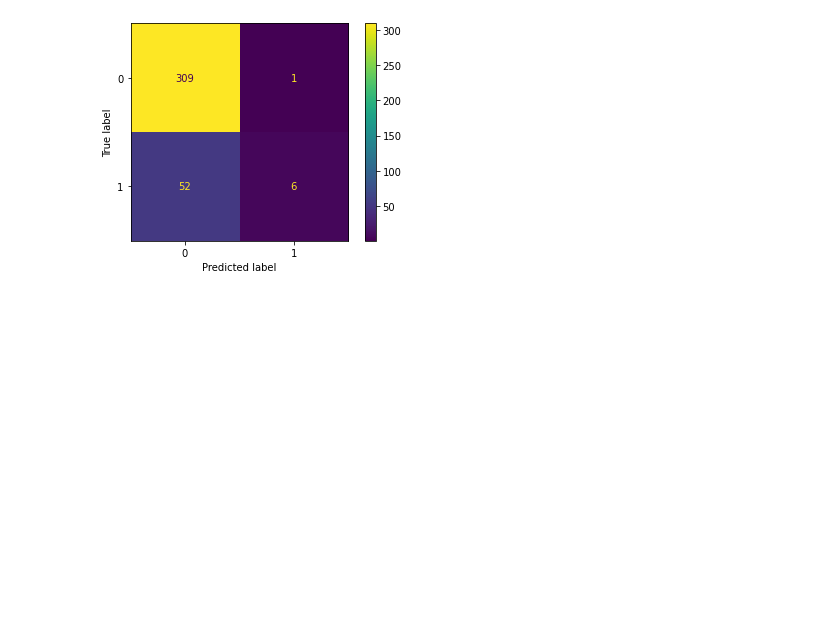
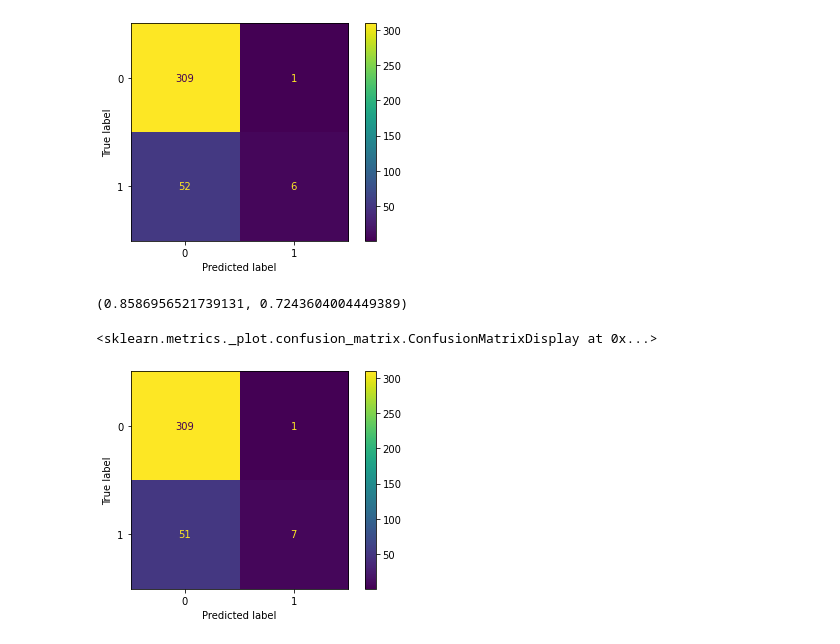
Before and after one commit to minstrel1149/HR_analytics_1, a Jupyter notebook: Attrition_analytics_fa.ipynb, the cells around one changed output. Drawn from its saved outputs; the diff is of its cells as text; code cells hidden in the pictures; blank space fills up the shorter version.

```diff
--- a/Attrition_analytics_fa.ipynb
+++ b/Attrition_analytics_fa.ipynb
@@ -261,3 +265,15 @@ ConfusionMatrixDisplay.from_estimator(logreg, X_test, y_test)
 # %% [output]
 <sklearn.metrics._plot.confusion_matrix.ConfusionMatrixDisplay at 0x...>
 [figure]
+# %%
+# 참고 : RandomForest 수행
+rf_clf = RandomForestClassifier(n_estimators=100, max_depth=8, random_state=0, n_jobs=-1).fit(X_train, y_train)
+rf_clf.score(X_test, y_test), roc_auc_score(y_test, rf_clf.predict_proba(X_test)[:, 1])
+# %% [output]
+(0.8586956521739131, 0.7243604004449389)
+# %%
+# 1로 예상하는 케이스가 저조 → predict_proba를 활용한 조절 필요
+ConfusionMatrixDisplay.from_estimator(rf_clf, X_test, y_test)
+# %% [output]
+<sklearn.metrics._plot.confusion_matrix.ConfusionMatrixDisplay at 0x...>
+[figure, added]
```
Also changed, not shown: parts of 8 cells of this notebook, 1 other file.
